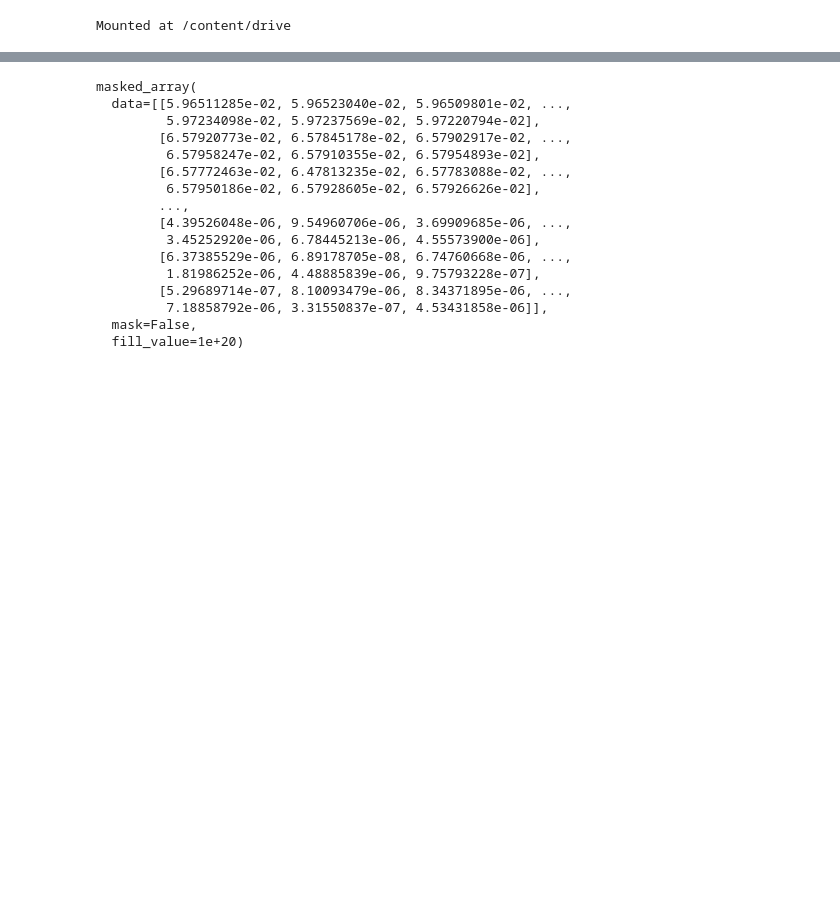
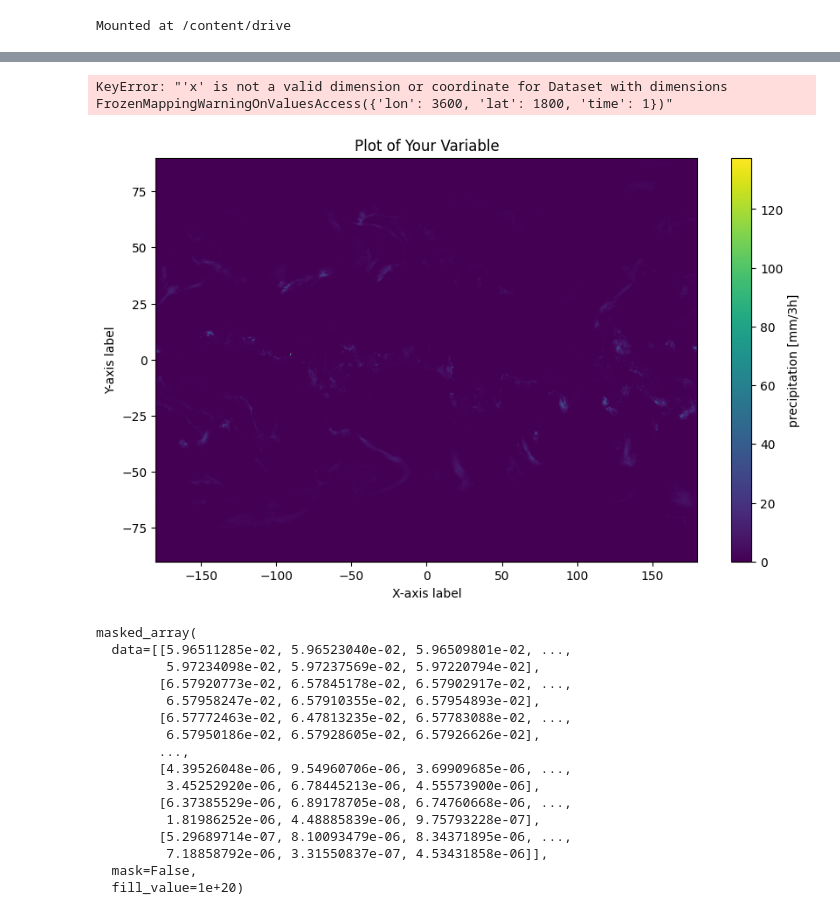
Before and after one commit to capozzolicaluan/MSWEPtest, a Jupyter notebook: extraiMSWEP.ipynb, the cells around one changed output, grey strips where cells are left out. Drawn from its saved outputs; the diff is of its cells as text; code cells hidden in the pictures; blank space fills up the shorter version.

```diff
--- a/extraiMSWEP.ipynb
+++ b/extraiMSWEP.ipynb
@@ -37,0 +108,15 @@ caminho_teste = "/content/drive/MyDrive/MSWEP_V280/NRT/3hourly"
+# %%
+lon=30
+lat=10
+ts=data_var.sel(x=lon, y=lat, method="nearest")
+# %% [output]
+KeyError: "'x' is not a valid dimension or coordinate for Dataset with dimensions FrozenMappingWarningOnValuesAccess({'lon': 3600, 'lat': 1800, 'time': 1})"
+# %%
+plt.figure(figsize=(10, 6))
+data_var.plot()
+plt.title('Plot of Your Variable')
+plt.xlabel('X-axis label')
+plt.ylabel('Y-axis label')
+plt.show()
+# %% [output]
+[figure, added]
```
Also changed, not shown: parts of 13 cells of this notebook.
